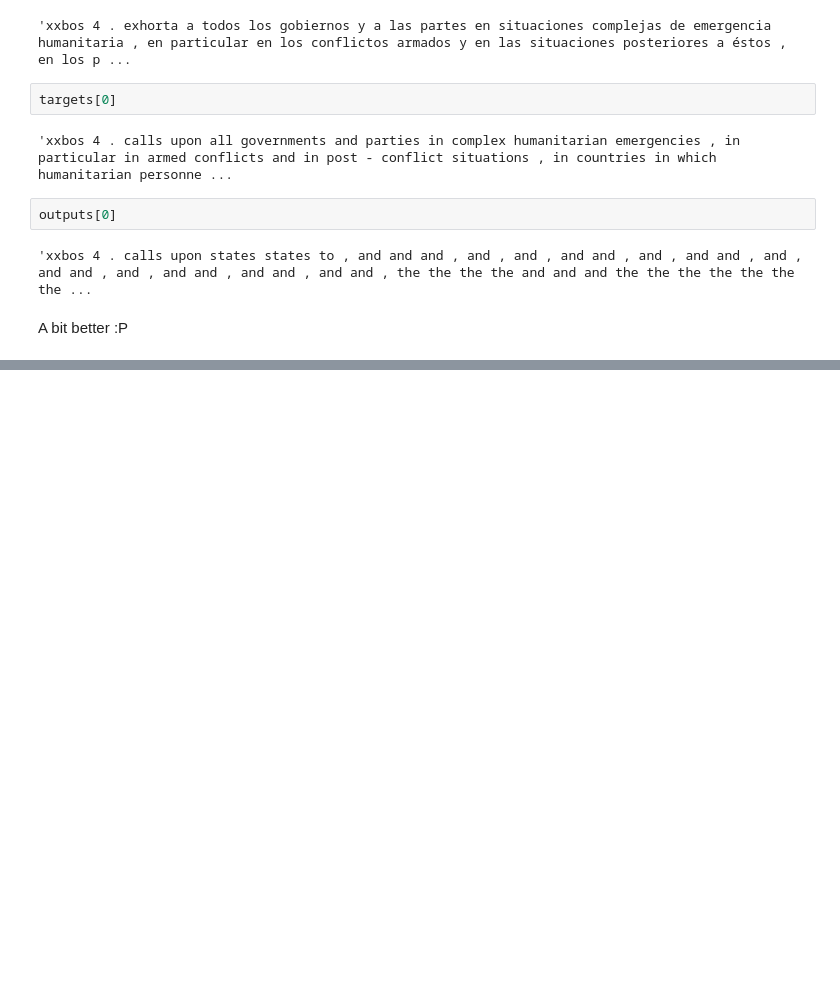
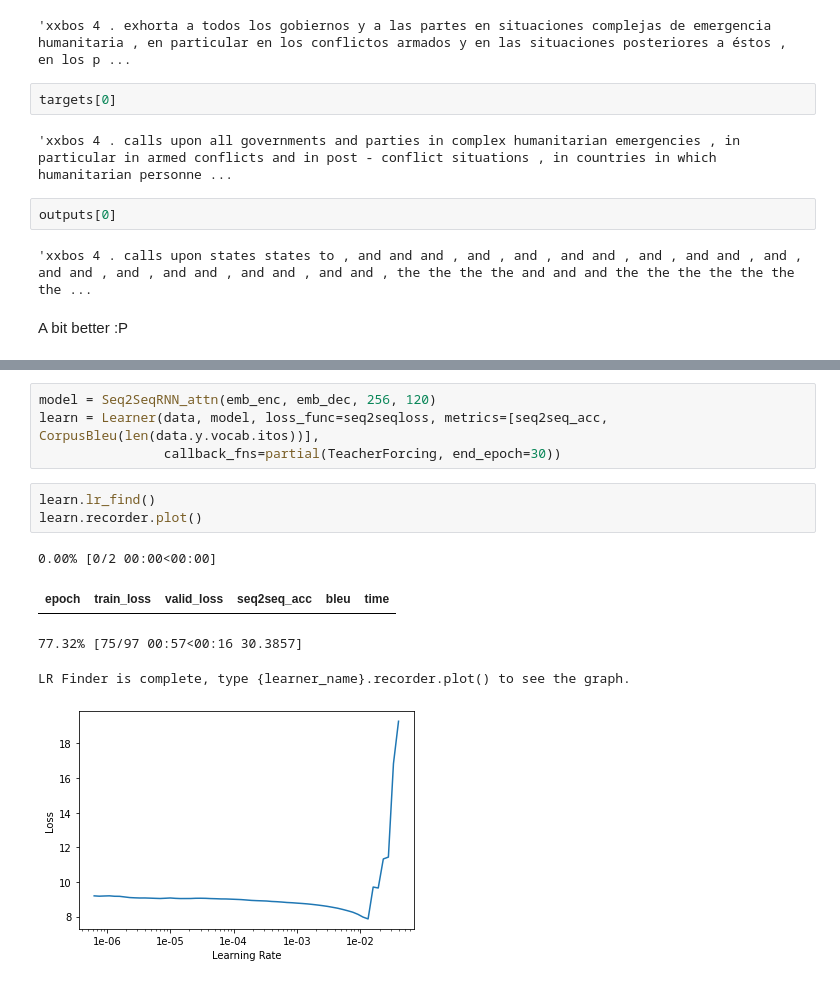
Before and after one commit to deep1401/Ablation-Analysis-of-Seq2Seq-Models-and-Vanilla-Transformers-for-Spanish-to-English-Translation, a Jupyter notebook: Neural_Machine_Translation.ipynb, the cells around one changed output, grey strips where cells are left out. Cells and saved outputs as stored; diff of their text form; blank space fills up the shorter version.

```diff
--- a/Neural_Machine_Translation.ipynb
+++ b/Neural_Machine_Translation.ipynb
@@ -607,0 +678,13 @@ A bit better :P
+# %%
+model = Seq2SeqRNN_attn(emb_enc, emb_dec, 256, 120)
+learn = Learner(data, model, loss_func=seq2seqloss, metrics=[seq2seq_acc, CorpusBleu(len(data.y.vocab.itos))],
+                callback_fns=partial(TeacherForcing, end_epoch=30))
+# %%
+learn.lr_find()
+learn.recorder.plot()
+# %% [output]
+0.00% [0/2 00:00<00:00]
+| epoch | train_loss | valid_loss | seq2seq_acc | bleu | time |
+77.32% [75/97 00:57<00:16 30.3857]
+LR Finder is complete, type {learner_name}.recorder.plot() to see the graph.
+[figure, added]
```
Also changed, not shown: parts of 12 cells of this notebook.
